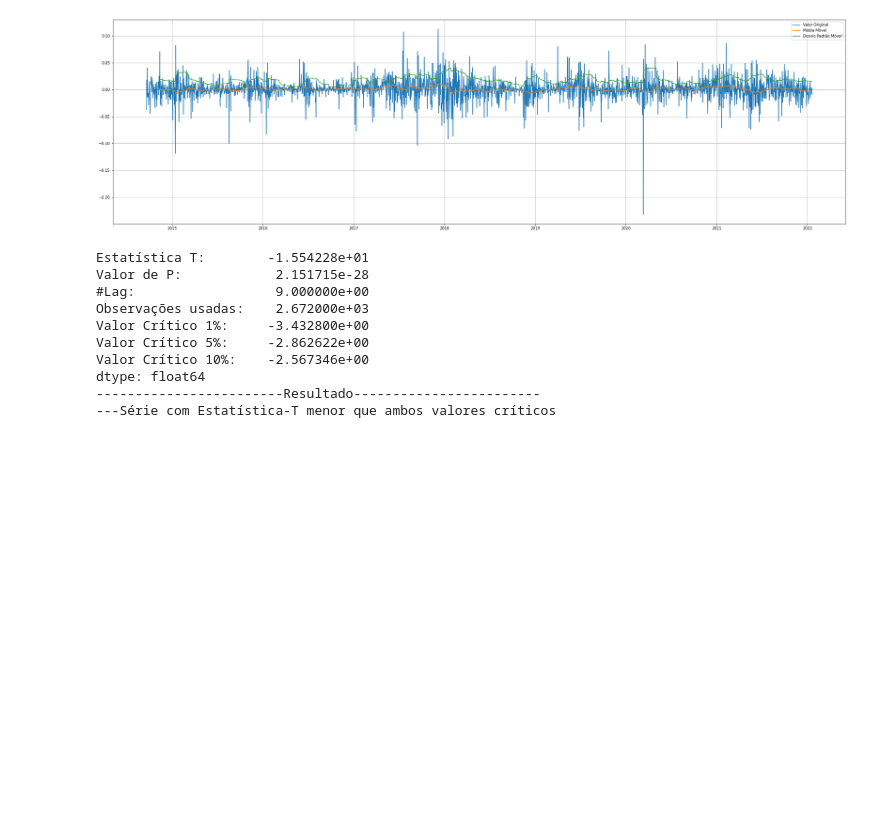
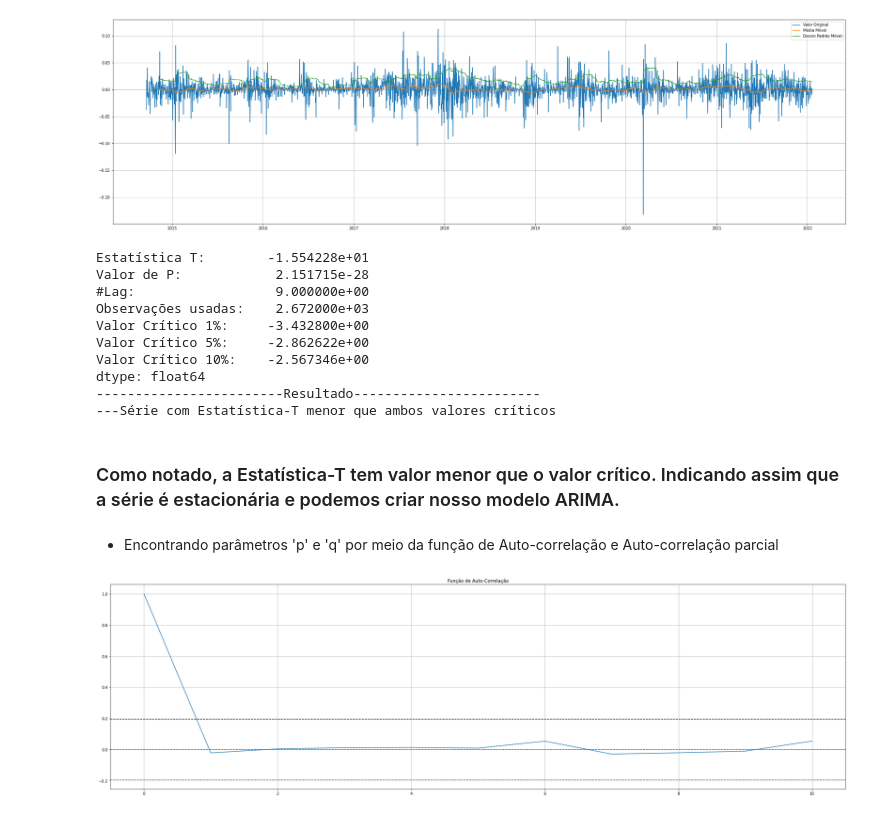
Before and after one commit to luanzitto/BitCoin_forecast, a Jupyter notebook: InitialExploration.ipynb, the cells around one changed output. Saved outputs shown, nothing was run; the diff lists cells and outputs as text; code cells hidden in the pictures; blank space fills up the shorter version.

Commit message:
Implementação do ACF, PACF e ARIMA. Além de iniciar futuras previsões com base nos valoer de P & Q obtidos

```diff
--- a/InitialExploration.ipynb
+++ b/InitialExploration.ipynb
@@ -215,3 +220,27 @@ Valor Crítico 10%:    -2.567346e+00
 dtype: float64
 ------------------------Resultado------------------------
 ---Série com Estatística-T menor que ambos valores críticos
+# %% [markdown]
+### Como notado, a Estatística-T tem valor menor que o valor crítico. Indicando assim que a série é estacionária e podemos criar nosso modelo ARIMA.
+# %% [markdown]
+- Encontrando parâmetros 'p' e 'q' por meio da função de Auto-correlação e Auto-correlação parcial
+# %%
+#Plot de Função de Auto-Correlação
+
+plt.figure(figsize=(35,10))
+
+# Calculando a função de Auto-Correlação
+plt.plot(np.arange(acf(lnamm, nlags=10, fft=True).shape[0]), acf(lnamm, nlags=10,fft=True))
+
+# Valor de Confiança Superior
+plt.axhline(y=0, linestyle='--', c='green')
+#Inferior do intervalo de confiança
+plt.axhline(y= -10/np.sqrt(len(lnamm)), linestyle='--', c='gray')
+
+plt.axhline(y= 10/np.sqrt(len(lnamm)), linestyle='--', c='red')
+
+plt.title('Função de Auto-Correlação')
+plt.grid()
+plt.show()
+# %% [output]
+[figure, added]
```
Also changed, not shown: parts of 9 cells of this notebook.
